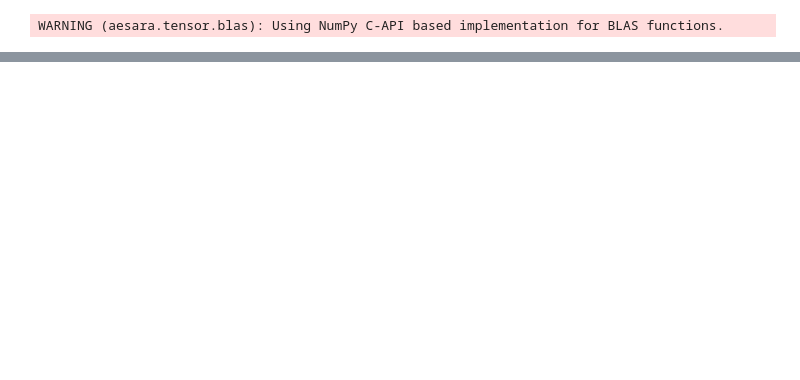
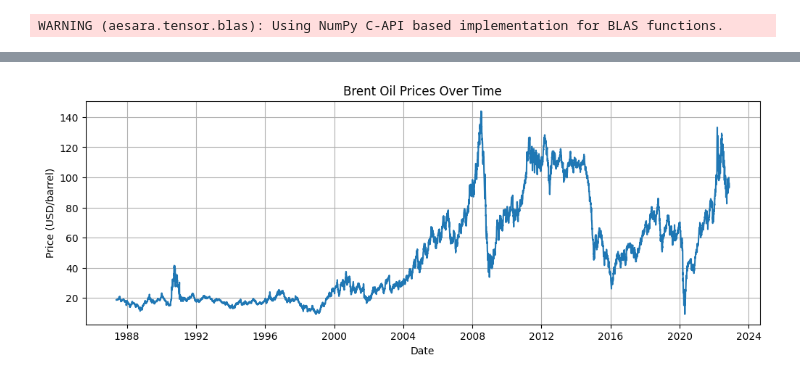
Before and after one commit to arsema-mz/change-point-analysis, a Jupyter notebook: notebooks/brent_change_point_analysis.ipynb, the cells around one changed output, grey strips where cells are left out. Drawn from its saved outputs; the diff is of its cells as text; code cells hidden in the pictures; blank space fills up the shorter version.

```diff
--- a/notebooks/brent_change_point_analysis.ipynb
+++ b/notebooks/brent_change_point_analysis.ipynb
@@ -25,0 +25,20 @@ ValueError: Missing column provided to 'parse_dates': 'date'
+# %%
+df = pd.read_csv('../data/raw/BrentOilPrices.csv', parse_dates=['Date'])
+
+# Step 2: Rename 'Date' to 'date' for consistency
+df.rename(columns={'Date': 'date', 'Price': 'price'}, inplace=True)
+
+# Step 3: Sort and reset index
+df = df.sort_values('date')
+df.reset_index(drop=True, inplace=True)
+
+# Step 4: Visualize the time series
+plt.figure(figsize=(12, 4))
+plt.plot(df['date'], df['price'])
+plt.title("Brent Oil Prices Over Time")
+plt.xlabel("Date")
+plt.ylabel("Price (USD/barrel)")
+plt.grid(True)
+plt.show()
+# %% [output]
+[figure, added]
```
Also changed, not shown: parts of 10 cells of this notebook, 4 other files.
